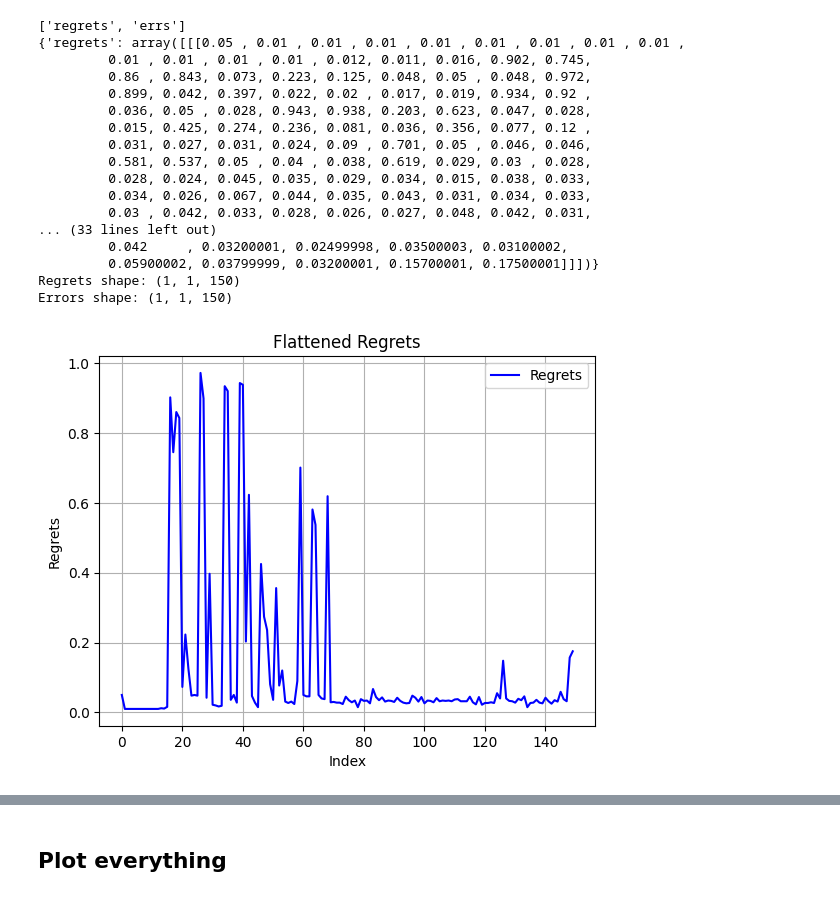
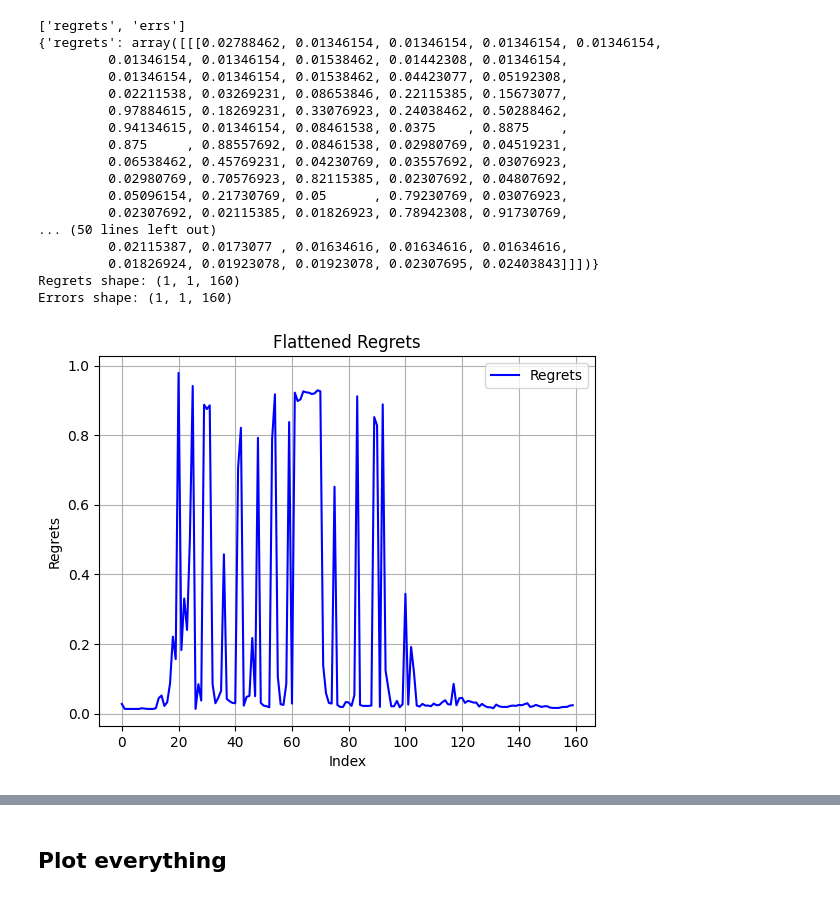
Before and after one commit to Annie983284450-1/NeuralLCB_C, a Jupyter notebook: plot_realworld.ipynb, the cells around one changed output, grey strips where cells are left out. Cells and saved outputs as stored; diff of their text form; code cells hidden in the pictures.

```diff
--- a/plot_realworld.ipynb
+++ b/plot_realworld.ipynb
@@ -71,7 +71,7 @@ def plot(algos, regrets, cumsum=False, filename=None, figshow=True, legendloc='b
         plt.clf()
 # %%
 # def plot_sepsis_bmode():
-sepsis_path = './results/sepsis_d=13_a=2_pi=eps-greedy0.1_std=0.01'
+sepsis_path = './results/trainwins50testwins5/sepsis_d=13_a=2_pi=eps-greedy0.1_std=0.01'
 approx_neural_path = 'approx-neural-gridsearch_epochs=100_m=100_layern=True_buffer=-1_bs=32_lr=0.001_beta=0.1_lambda=0.0001_lambda0=0.1.npz'
 data= np.load(os.path.join(sepsis_path,approx_neural_path))
 
@@ -83,47 +83,47 @@ errs = data['errs']
 print(data.files)
 
 # Optionally, convert to a dictionary for easier access (optional)
 data_dict = dict(data)
 print(data_dict)
 
 
 print("Regrets shape:", regrets.shape)
 print("Errors shape:", errs.shape)
 
 regrets_flat = regrets.flatten()
 errs_flat = errs.flatten()
 
 plt.plot(regrets_flat, label='Regrets', color='blue')
 plt.title('Flattened Regrets')
 plt.xlabel('Index')
 plt.ylabel('Regrets')
 plt.legend()
 plt.grid(True)
 plt.show()
 
 plt.plot(errs_flat, label='Errors', color='red')
 plt.title('Flattened Errors')
 plt.xlabel('Index')
 plt.ylabel('Errors')
 plt.legend()
 plt.grid(True)
 plt.show()
 # %% [output]
 ['regrets', 'errs']
-{'regrets': array([[[0.05 , 0.01 , 0.01 , 0.01 , 0.01 , 0.01 , 0.01 , 0.01 , 0.01 ,
-         0.01 , 0.01 , 0.01 , 0.01 , 0.012, 0.011, 0.016, 0.902, 0.745,
-         0.86 , 0.843, 0.073, 0.223, 0.125, 0.048, 0.05 , 0.048, 0.972,
-         0.899, 0.042, 0.397, 0.022, 0.02 , 0.017, 0.019, 0.934, 0.92 ,
-         0.036, 0.05 , 0.028, 0.943, 0.938, 0.203, 0.623, 0.047, 0.028,
-         0.015, 0.425, 0.274, 0.236, 0.081, 0.036, 0.356, 0.077, 0.12 ,
-         0.031, 0.027, 0.031, 0.024, 0.09 , 0.701, 0.05 , 0.046, 0.046,
-         0.581, 0.537, 0.05 , 0.04 , 0.038, 0.619, 0.029, 0.03 , 0.028,
-         0.028, 0.024, 0.045, 0.035, 0.029, 0.034, 0.015, 0.038, 0.033,
-         0.034, 0.026, 0.067, 0.044, 0.035, 0.043, 0.031, 0.034, 0.033,
-         0.03 , 0.042, 0.033, 0.028, 0.026, 0.027, 0.048, 0.042, 0.031,
-... (33 lines left out)
-         0.042     , 0.03200001, 0.02499998, 0.03500003, 0.03100002,
-         0.05900002, 0.03799999, 0.03200001, 0.15700001, 0.17500001]]])}
-Regrets shape: (1, 1, 150)
-Errors shape: (1, 1, 150)
+{'regrets': array([[[0.02788462, 0.01346154, 0.01346154, 0.01346154, 0.01346154,
+         0.01346154, 0.01346154, 0.01538462, 0.01442308, 0.01346154,
+         0.01346154, 0.01346154, 0.01538462, 0.04423077, 0.05192308,
+         0.02211538, 0.03269231, 0.08653846, 0.22115385, 0.15673077,
+         0.97884615, 0.18269231, 0.33076923, 0.24038462, 0.50288462,
+         0.94134615, 0.01346154, 0.08461538, 0.0375    , 0.8875    ,
+         0.875     , 0.88557692, 0.08461538, 0.02980769, 0.04519231,
+         0.06538462, 0.45769231, 0.04230769, 0.03557692, 0.03076923,
+         0.02980769, 0.70576923, 0.82115385, 0.02307692, 0.04807692,
+         0.05096154, 0.21730769, 0.05      , 0.79230769, 0.03076923,
+         0.02307692, 0.02115385, 0.01826923, 0.78942308, 0.91730769,
+... (50 lines left out)
+         0.02115387, 0.0173077 , 0.01634616, 0.01634616, 0.01634616,
+         0.01826924, 0.01923078, 0.01923078, 0.02307695, 0.02403843]]])}
+Regrets shape: (1, 1, 160)
+Errors shape: (1, 1, 160)
-[figure, old version]
+[figure, new version]
```
Also changed, not shown: parts of 1 cell of this notebook, 10 other files.
